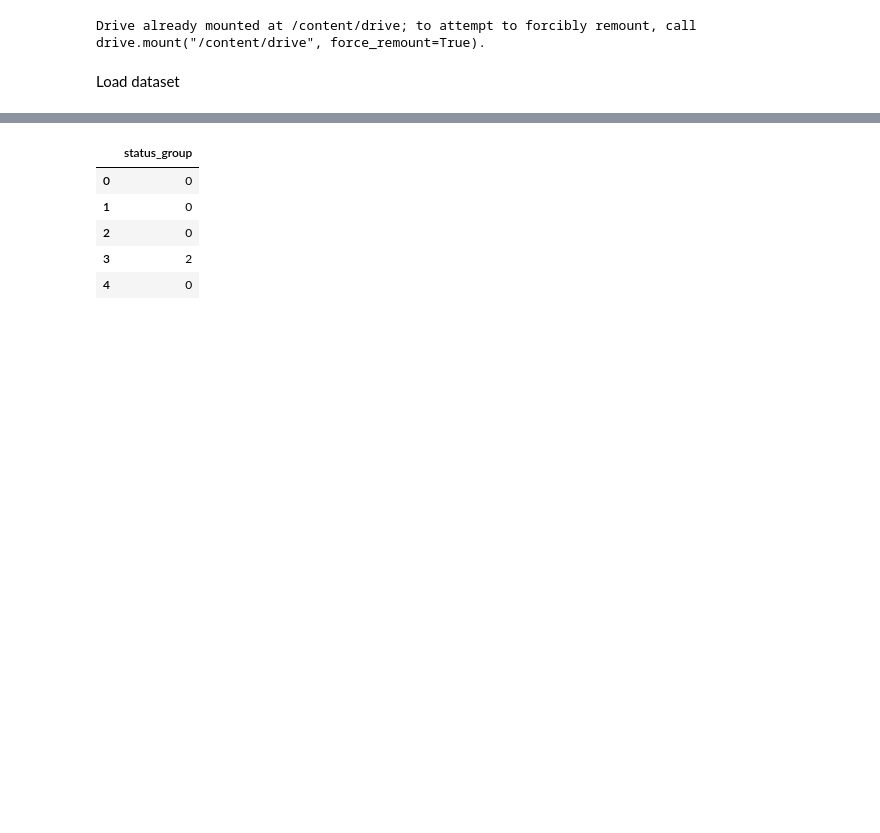
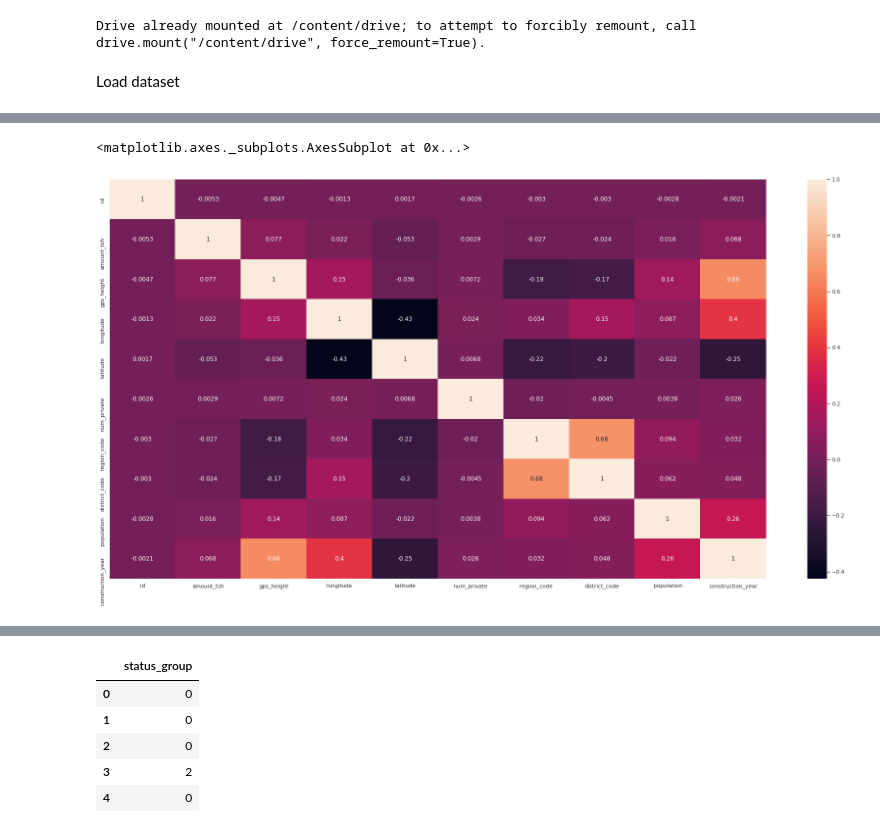
Before and after one commit to RashmikaLakshan/ML_project_PumpItUp, a Jupyter notebook: PumpItUp.ipynb, the cells around one changed output, grey strips where cells are left out. Saved outputs shown, nothing was run; the diff lists cells and outputs as text; code cells hidden in the pictures; blank space fills up the shorter version.

```diff
--- a/PumpItUp.ipynb
+++ b/PumpItUp.ipynb
@@ -11,6 +11,9 @@ from sklearn.impute import SimpleImputer
 from sklearn.compose import ColumnTransformer
 from sklearn.pipeline import Pipeline
 # from sklearn.feature_selection import mutual_info_regression
+import matplotlib.pyplot as plt
+import seaborn as sns
+sns.set(style='white', context='notebook', palette='deep')
 
 from google.colab import drive
 drive.mount('/content/drive')
@@ -37,0 +89,6 @@ df_merged.reset_index(inplace=True)
+# %%
+plt.figure(figsize=[30,15])
+sns.heatmap(df_merged.corr(), annot=True)
+# %% [output]
+<matplotlib.axes._subplots.AxesSubplot at 0x...>
+[figure, added]
```
Also changed, not shown: parts of 63 cells of this notebook.
